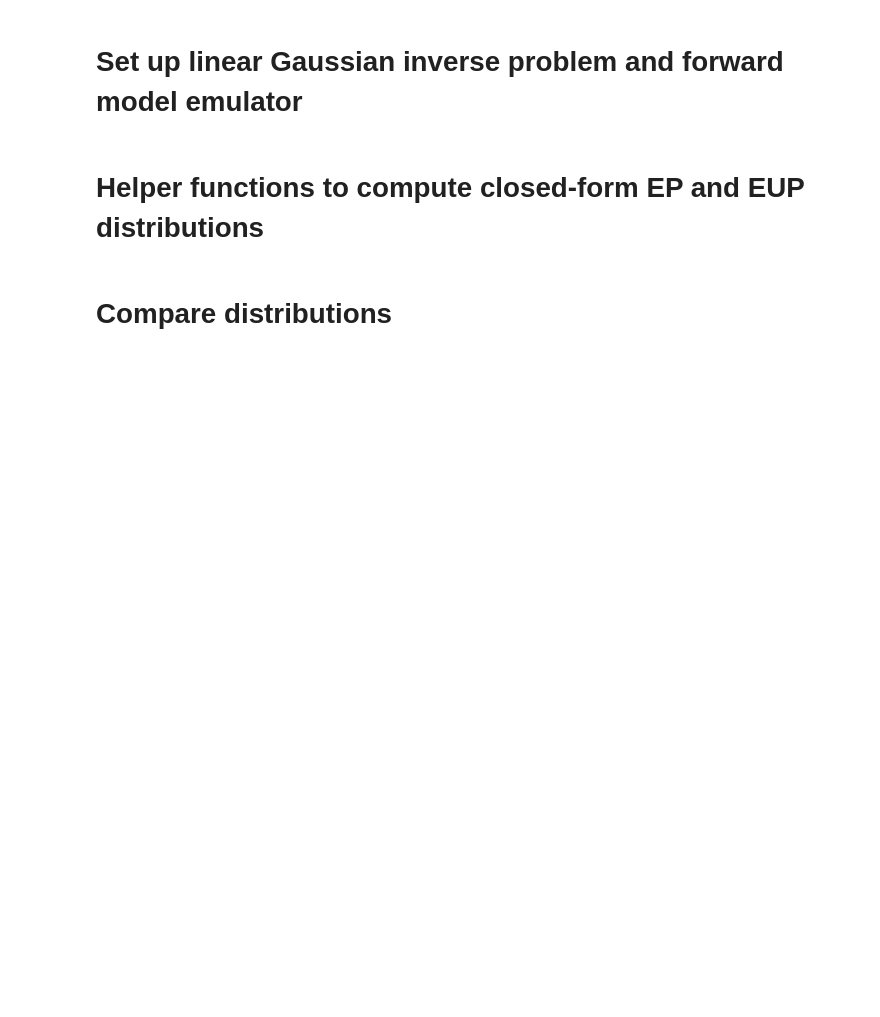
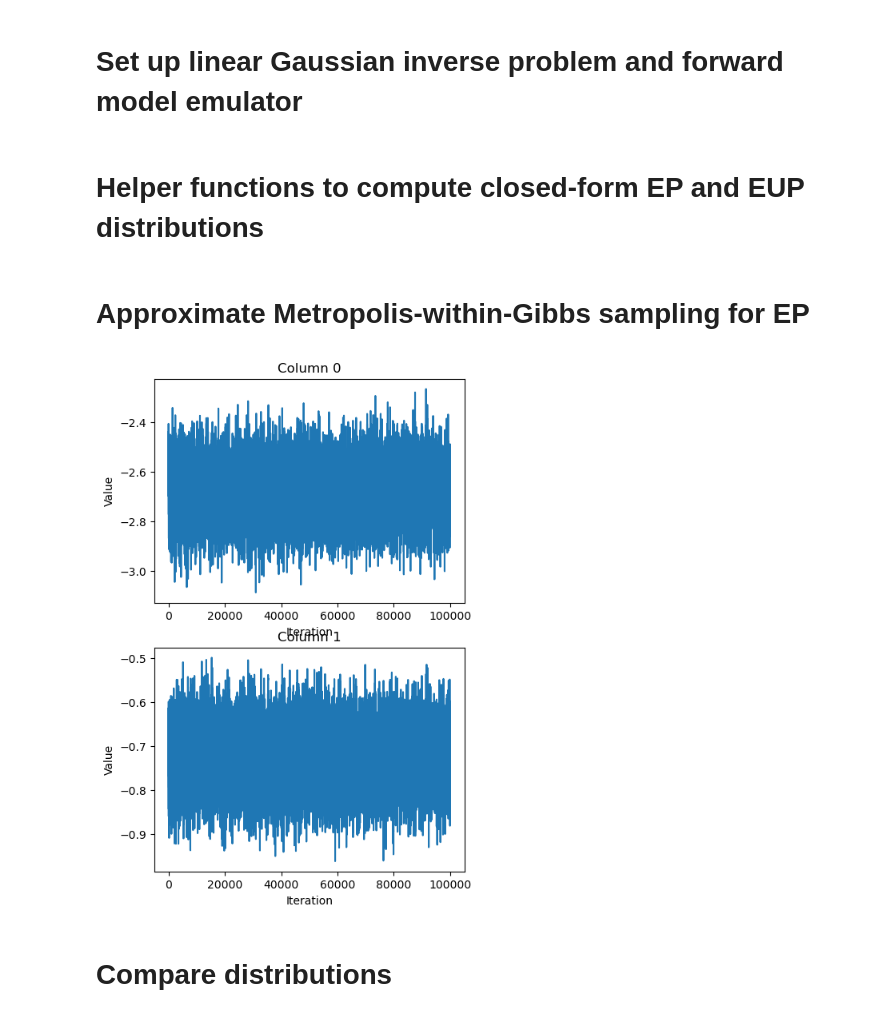
Before and after one commit to arob5/Bayesian-inference-with-surrogates, a Jupyter notebook: experiments/linear_Gaussian/linear_Gaussian_experiment.ipynb, the cells around one changed output. Cells and saved outputs as stored; diff of their text form; code cells hidden in the pictures; blank space fills up the shorter version.

```diff
--- a/experiments/linear_Gaussian/linear_Gaussian_experiment.ipynb
+++ b/experiments/linear_Gaussian/linear_Gaussian_experiment.ipynb
@@ -59,0 +67,2 @@ def get_eup_rv(y, u, G, Sig, e):
+# %% [markdown]
+# Approximate Metropolis-within-Gibbs sampling for EP
@@ -60,3 +91,8 @@ def get_eup_rv(y, u, G, Sig, e):
+# %%
+trace_plots = plot_trace(mcmc_samp, nrows=2)
+plt.show()
+# %% [output]
+[figure, added]
 # %% [markdown]
 # Compare distributions
 # %%
```
Also changed, not shown: parts of 11 cells of this notebook, 2 other files.
